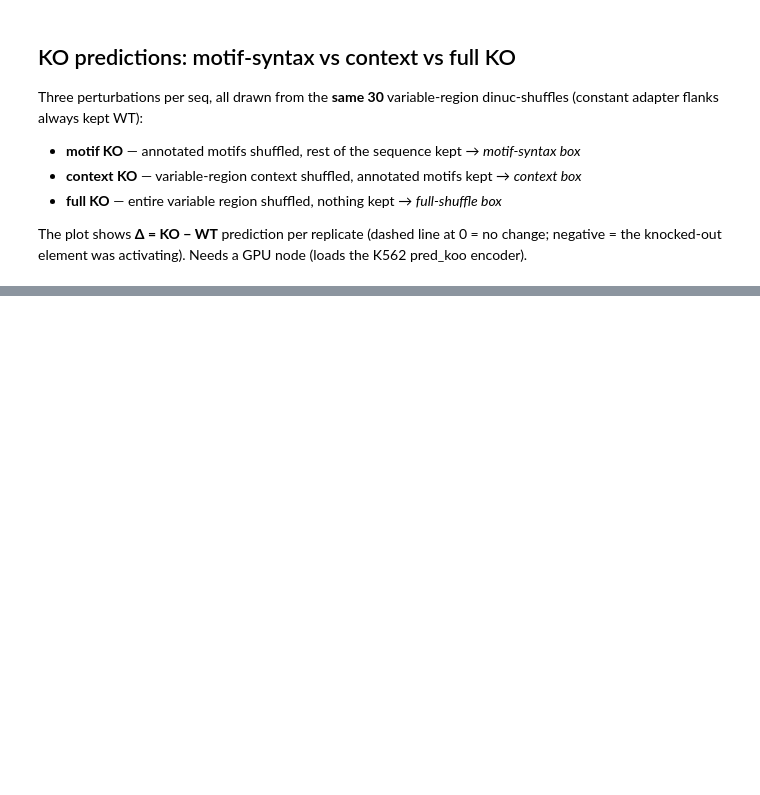
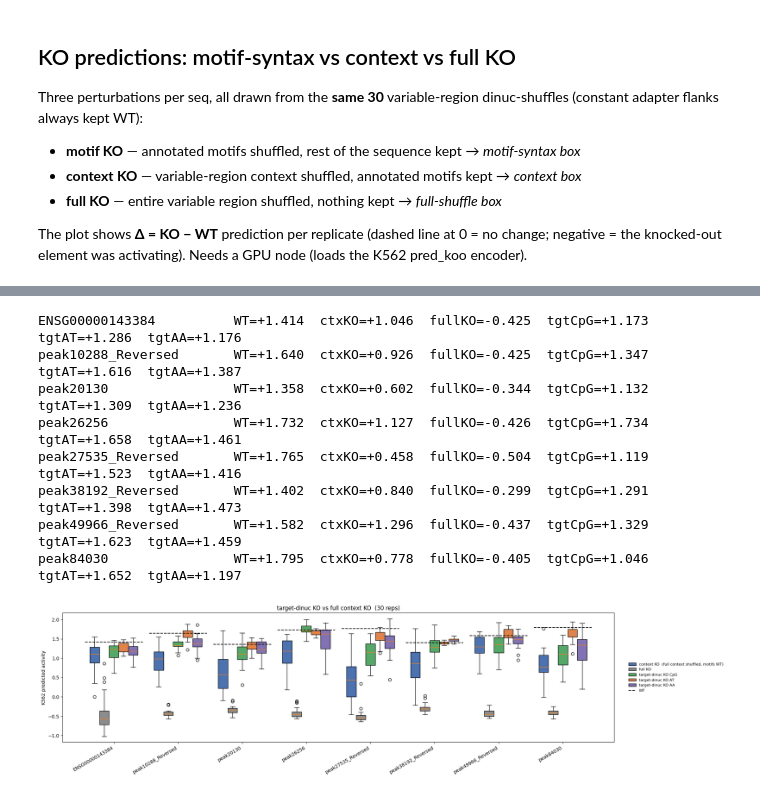
Before and after one commit to pabmantilla/SEAM_validate, a Jupyter notebook: context_feat/context_KO_rescue/show_foregrounds.ipynb, the cells around one changed output, grey strips where cells are left out. Saved outputs shown, nothing was run; the diff lists cells and outputs as text; code cells hidden in the pictures; blank space fills up the shorter version.

```diff
--- a/context_feat/context_KO_rescue/show_foregrounds.ipynb
+++ b/context_feat/context_KO_rescue/show_foregrounds.ipynb
@@ -346,0 +456,60 @@ fig.subplots_adjust(right=0.68)
+# %%
+# target-dinuc KO: replace ONLY the target-dinuc context positions with a full dinuc-shuffle
+# of the seq at those SAME positions (motifs left WT). No relocation / content-matching — the
+# target dinucs are simply overwritten by shuffled bases. Tests whether knocking out just the
+# target dinucs recapitulates the full context KO.
+tgtko_pred = {c: {} for c in CATS}
+for peak in ko_peaks:
+    wt, vseq, motifs, ADAPTER, shuf = _load(peak)          # shuf: (N_REP,4,200) full var dinuc-shuffle
+    mmask = _motif_mask(motifs)
+    for c, dinucs in CATS.items():
+        pos = np.zeros(200, bool)                          # target-dinuc positions, both bases in context
+        for i in range(199):
+            if not mmask[i] and not mmask[i + 1] and vseq[i:i + 2].upper() in dinucs:
+                pos[i] = pos[i + 1] = True
+        sel = np.where(pos)[0]
+        x = wt.unsqueeze(0).repeat(N_REP, 1, 1).clone()
+        x[:, :, sel + ADAPTER] = shuf[:, :, sel]           # overwrite target-dinuc positions with the shuffle
+        tgtko_pred[c][peak] = predict_k562(x)              # (N_REP,)
+    print(f'{peak:24s} WT={wt_pred[peak]:+.3f}  ctxKO={ctxko_pred[peak].mean():+.3f}  '
+          f'fullKO={fullko_pred[peak].mean():+.3f}  '
+          + '  '.join(f'tgt{c}={tgtko_pred[c][peak].mean():+.3f}' for c in CATS))
+
+# boxplot: raw predicted activity, WT reference line per seq
+w  = 0.15
+xg = np.arange(len(ko_peaks))
+raw = lambda dic: [dic[p] for p in ko_peaks]
+boxes = [('context KO  (full context shuffled, motifs WT)', raw(ctxko_pred), '#4c72b0'),
+         ('full KO',                                        raw(fullko_pred), '#8c8c8c')]
+DINUC_COLORS = {'CpG': '#55a868', 'AT': '#dd8452', 'AA': '#8172b3'}
+for c in CATS:
+    boxes.append((f'target-dinuc KO {c}', raw(tgtko_pred[c]), DINUC_COLORS[c]))
+
+n = len(boxes)
+span = (n - 1) / 2 * w + w
+fig, ax = plt.subplots(figsize=(3.2 * len(ko_peaks) + 2, 5))
+handles = []
+for k, (lab, data, col) in enumerate(boxes):
+    b = ax.boxplot(data, positions=xg + (k - (n - 1) / 2) * w, widths=w, patch_artist=True)
+    for box in b['boxes']:
+        box.set_facecolor(col)
+    handles.append(b['boxes'][0])
+for j, p in enumerate(ko_peaks):
+    ax.hlines(wt_pred[p], xg[j] - span, xg[j] + span, color='k', lw=1.5, ls='--', zorder=5)
+wt_handle = ax.hlines([], [], [], color='k', lw=1.5, ls='--')
+ax.set_xticks(xg); ax.set_xticklabels(ko_peaks, rotation=30, ha='right')
+ax.set_ylabel('K562 predicted activity')
+ax.set_title(f'target-dinuc KO vs full context KO  ({N_REP} reps)')
+ax.legend(handles + [wt_handle], [l for l, _, _ in boxes] + ['WT'],
+          loc='center left', bbox_to_anchor=(1.02, 0.5), fontsize=8, frameon=False)
+fig.subplots_adjust(right=0.72)
+# %% [output]
+ENSG00000143384          WT=+1.414  ctxKO=+1.046  fullKO=-0.425  tgtCpG=+1.173  tgtAT=+1.286  tgtAA=+1.176
+peak10288_Reversed       WT=+1.640  ctxKO=+0.926  fullKO=-0.425  tgtCpG=+1.347  tgtAT=+1.616  tgtAA=+1.387
+peak20130                WT=+1.358  ctxKO=+0.602  fullKO=-0.344  tgtCpG=+1.132  tgtAT=+1.309  tgtAA=+1.236
+peak26256                WT=+1.732  ctxKO=+1.127  fullKO=-0.426  tgtCpG=+1.734  tgtAT=+1.658  tgtAA=+1.461
+peak27535_Reversed       WT=+1.765  ctxKO=+0.458  fullKO=-0.504  tgtCpG=+1.119  tgtAT=+1.523  tgtAA=+1.416
+peak38192_Reversed       WT=+1.402  ctxKO=+0.840  fullKO=-0.299  tgtCpG=+1.291  tgtAT=+1.398  tgtAA=+1.473
+peak49966_Reversed       WT=+1.582  ctxKO=+1.296  fullKO=-0.437  tgtCpG=+1.329  tgtAT=+1.623  tgtAA=+1.459
+peak84030                WT=+1.795  ctxKO=+0.778  fullKO=-0.405  tgtCpG=+1.046  tgtAT=+1.652  tgtAA=+1.197
+[figure, added]
```
Also changed, not shown: parts of 12 cells of this notebook.
